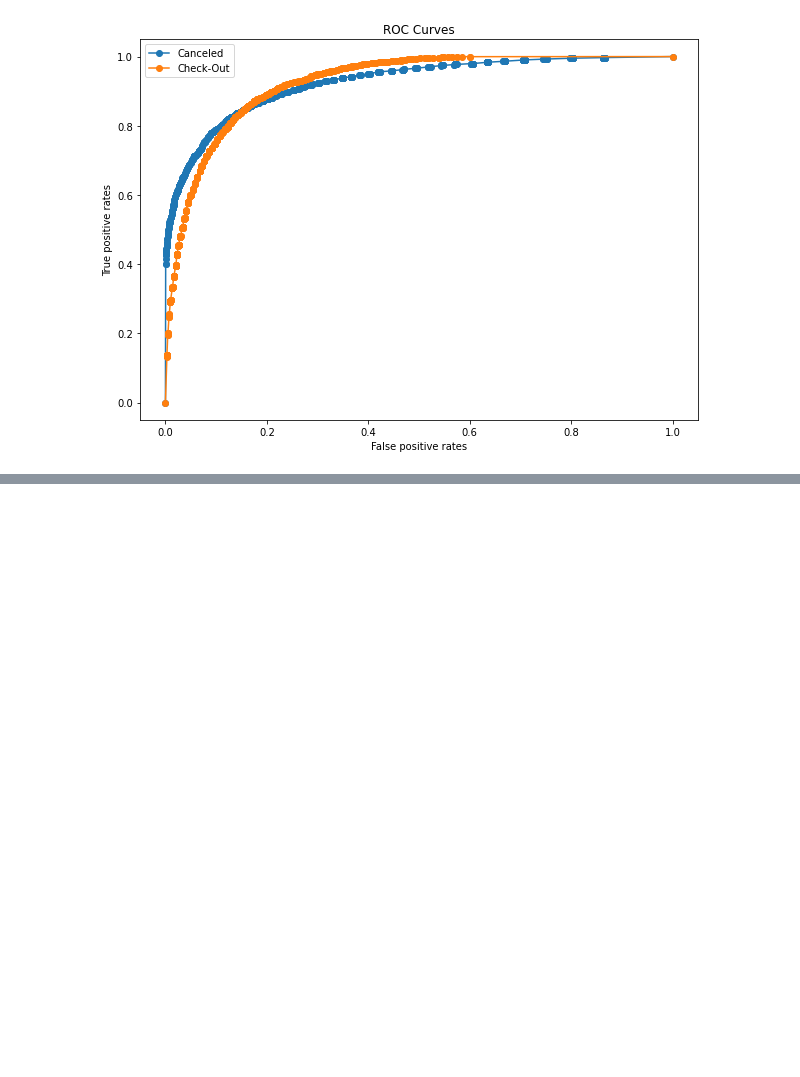
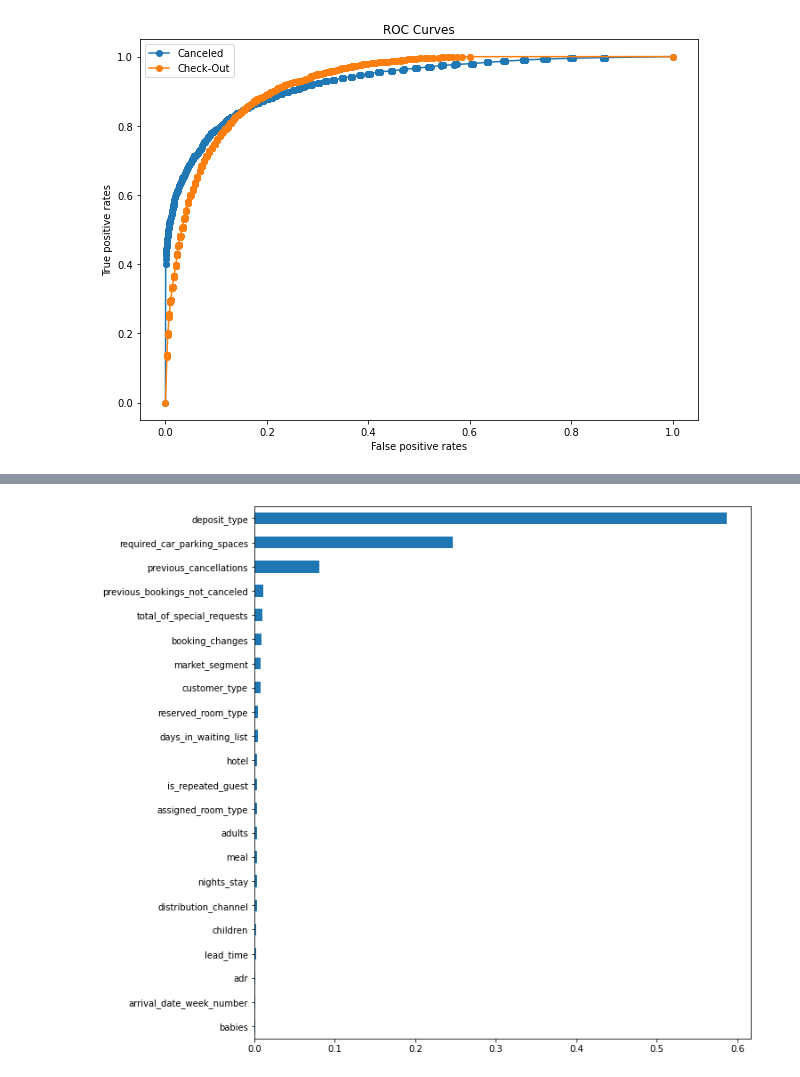
Before and after one commit to karencfisher/Hotel-Cancellations, a Jupyter notebook: notebooks/cancellations.ipynb, the cells around one changed output, grey strips where cells are left out. Saved outputs shown, nothing was run; the diff lists cells and outputs as text; code cells hidden in the pictures; blank space fills up the shorter version.

```diff
--- a/notebooks/cancellations.ipynb
+++ b/notebooks/cancellations.ipynb
@@ -200,0 +237,15 @@ tools.ROCcurves(y_val, X_val, pipeline, model.classes_)
+# %%
+from xgboost import XGBClassifier
+
+xg_pipeline = make_imb_pipeline(tools.wrangleData(max_cardinality=50),
+                            ce.OrdinalEncoder(),
+                            SimpleImputer(),
+                            SMOTE(random_state=42),
+                            XGBClassifier(random_state=42,
+                                          n_estimators=1500,
+                                          max_depth=8,
+                                          learning_rate=0.5,
+                                          scale_pos_weight=1.67,
+                                          n_jobs=-1))
+
+tools.tryModel(xg_pipeline, X_train, y_train, X_val, y_val)
@@ -200,0 +263,3 @@ tools.ROCcurves(y_val, X_val, pipeline, model.classes_)
+# %%
+model = xg_pipeline.named_steps['xgbclassifier']
+tools.ROCcurves(y_val, X_val, pipeline, model.classes_)
@@ -200,0 +268,8 @@ tools.ROCcurves(y_val, X_val, pipeline, model.classes_)
+# %%
+wrangle = xg_pipeline.named_steps['wrangledata']
+importances = pd.Series(model.feature_importances_, wrangle.columns_)
+
+plt.figure(figsize=(10, len(wrangle.columns_) / 2))
+importances.sort_values().plot.barh();
+# %% [output]
+[figure, added]
```
Also changed, not shown: parts of 11 cells of this notebook.
